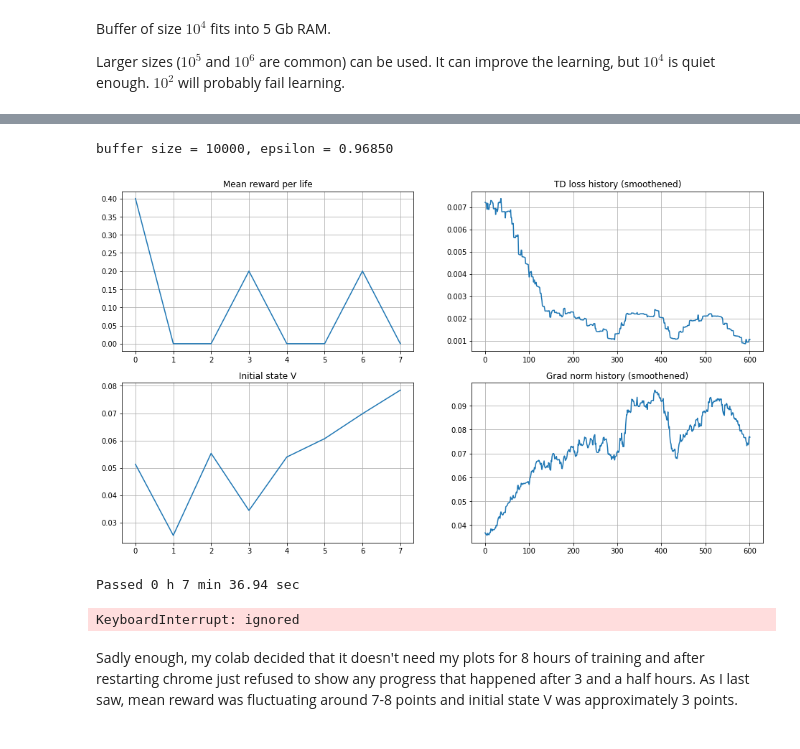
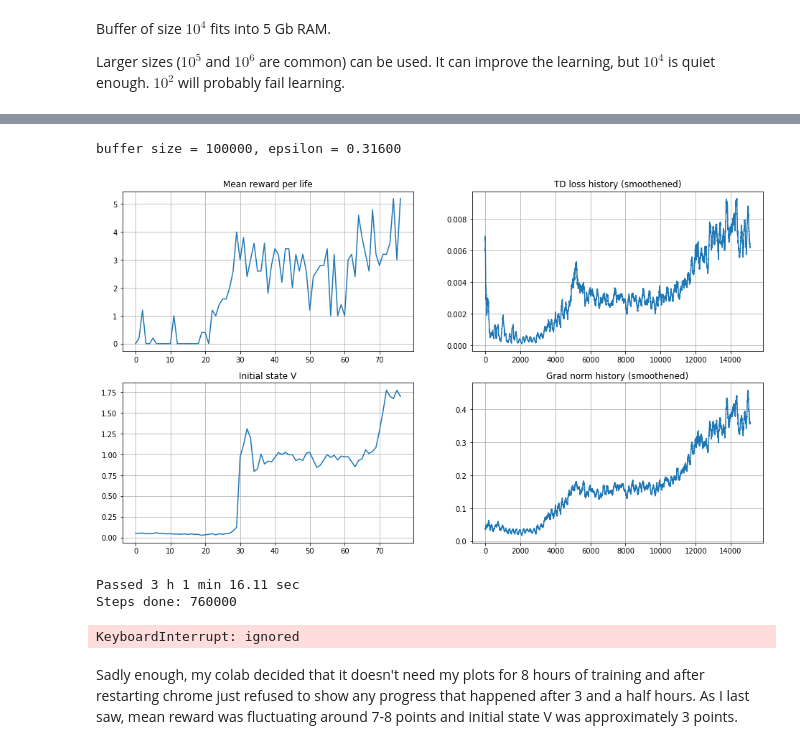
Before and after one commit to vinnibuh/ml-mipt, a Jupyter notebook: homeworks_advanced/Lab2_RL/Lab2_Atari_DQN.ipynb, the cells around one changed output, grey strips where cells are left out. Drawn from its saved outputs; the diff is of its cells as text; code cells hidden in the pictures.

```diff
--- a/homeworks_advanced/Lab2_RL/Lab2_Atari_DQN.ipynb
+++ b/homeworks_advanced/Lab2_RL/Lab2_Atari_DQN.ipynb
@@ -1003,8 +955,8 @@ Buffer of size $10^4$ fits into 5 Gb RAM.
 
 Larger sizes ($10^5$ and $10^6$ are common) can be used. It can improve the learning, but $10^4$ is quiet enough. $10^2$ will probably fail learning.
 # %%
-exp_replay = ReplayBuffer(10**4)
-for i in range(100):
+exp_replay = ReplayBuffer(10**5)
+for i in range(1000):
     if not utils.is_enough_ram(min_available_gb=0.1):
         print("""
             Less than 100 Mb RAM available.
@@ -1014,7 +966,7 @@ for i in range(100):
              )
         break
     play_and_record(state, agent, env, exp_replay, n_steps=10**2)
-    if len(exp_replay) == 10**4:
+    if len(exp_replay) == 10**5:
         break
 print(len(exp_replay))
 # %% [output]
@@ -1022 +974,19 @@ print(len(exp_replay))
+# %%
+timesteps_per_epoch = 1
+batch_size = 32
+total_steps = 3 * 10**6
+decay_steps = 10**6
+
+opt = torch.optim.Adam(agent.parameters(), lr=1e-4)
+
+init_epsilon = 1
+final_epsilon = 0.1
+
+loss_freq = 50
+refresh_target_network_freq = 10000
+eval_freq = 10000
+
+max_grad_norm = 50
+
+n_lives = 5
 # %%
@@ -1146,8 +1115,8 @@ Buffer of size $10^4$ fits into 5 Gb RAM.
 
 Larger sizes ($10^5$ and $10^6$ are common) can be used. It can improve the learning, but $10^4$ is quiet enough. $10^2$ will probably fail learning.
 # %%
-exp_replay = ReplayBuffer(10**4)
-for i in range(100):
+exp_replay = ReplayBuffer(1 * 10**5)
+for i in range(1000):
     if not utils.is_enough_ram(min_available_gb=0.1):
         print("""
             Less than 100 Mb RAM available.
@@ -1157,7 +1126,7 @@ for i in range(100):
              )
         break
     play_and_record(state, agent, env, exp_replay, n_steps=10**2)
-    if len(exp_replay) == 10**4:
+    if len(exp_replay) == 1 * 10**5:
         break
 print(len(exp_replay))
 # %% [output]
@@ -1168,14 +1137,14 @@ batch_size = 32
 total_steps = 3 * 10**6
 decay_steps = 10**6
 
-opt = torch.optim.Adam(agent.parameters(), lr=5e-5)
+opt = torch.optim.Adam(agent.parameters(), lr=1e-4)
 
 init_epsilon = 1
 final_epsilon = 0.1
 
 loss_freq = 50
-refresh_target_network_freq = 5000
-eval_freq = 5000
+refresh_target_network_freq = 10000
+eval_freq = 10000
 
 max_grad_norm = 50
 
@@ -1209,7 +1158,7 @@ no changes added to commit (use "git add" and/or "git commit -a")
 # %%
 state = env.reset()
 start_time = time.time()
-for step in trange(step, total_steps + 1):
+for step in range(step, total_steps + 1):
     if not utils.is_enough_ram():
         print('less that 100 Mb RAM available, freezing')
         print('make sure everythin is ok and make KeyboardInterrupt to continue')
@@ -1254,36 +1203,44 @@ for step in trange(step, total_steps + 1):
 
         clear_output(True)
         print("buffer size = %i, epsilon = %.5f" %
               (len(exp_replay), agent.epsilon))
 
         plt.figure(figsize=[16, 9])
 
         plt.subplot(2, 2, 1)
         plt.title("Mean reward per life")
         plt.plot(mean_rw_history)
         plt.grid()
 
         assert not np.isnan(td_loss_history[-1])
         plt.subplot(2, 2, 2)
         plt.title("TD loss history (smoothened)")
         plt.plot(utils.smoothen(td_loss_history))
         plt.grid()
 
         plt.subplot(2, 2, 3)
         plt.title("Initial state V")
         plt.plot(initial_state_v_history)
         plt.grid()
 
         plt.subplot(2, 2, 4)
         plt.title("Grad norm history (smoothened)")
         plt.plot(utils.smoothen(grad_norm_history))
         plt.grid()
 
         plt.show()
+        seconds_passed = time.time()-start_time
+        minutes_passed = seconds_passed//60
+        hours_passed = seconds_passed//3600
+        print("Passed {:0.0f} h {:0.0f} min {:0.2f} sec".format(hours_passed,
+                                                 minutes_passed - 60 * hours_passed,
+                                                 seconds_passed - 60 * minutes_passed))
+        print("Steps done: {}".format(step))
 # %% [output]
-buffer size = 10000, epsilon = 0.96850
+buffer size = 100000, epsilon = 0.31600
-[figure, old version]
+[figure, new version]
-Passed 0 h 7 min 36.94 sec
+Passed 3 h 1 min 16.11 sec
+Steps done: 760000
 KeyboardInterrupt: ignored
 # %% [markdown]
 Sadly enough, my colab decided that it doesn't need my plots for 8 hours of training and after restarting chrome just refused to show any progress that happened after 3 and a half hours. As I last saw, mean reward was fluctuating around 7-8 points and initial state V was approximately 3 points.
```
Also changed, not shown: parts of 17 cells of this notebook, 1 other file.
